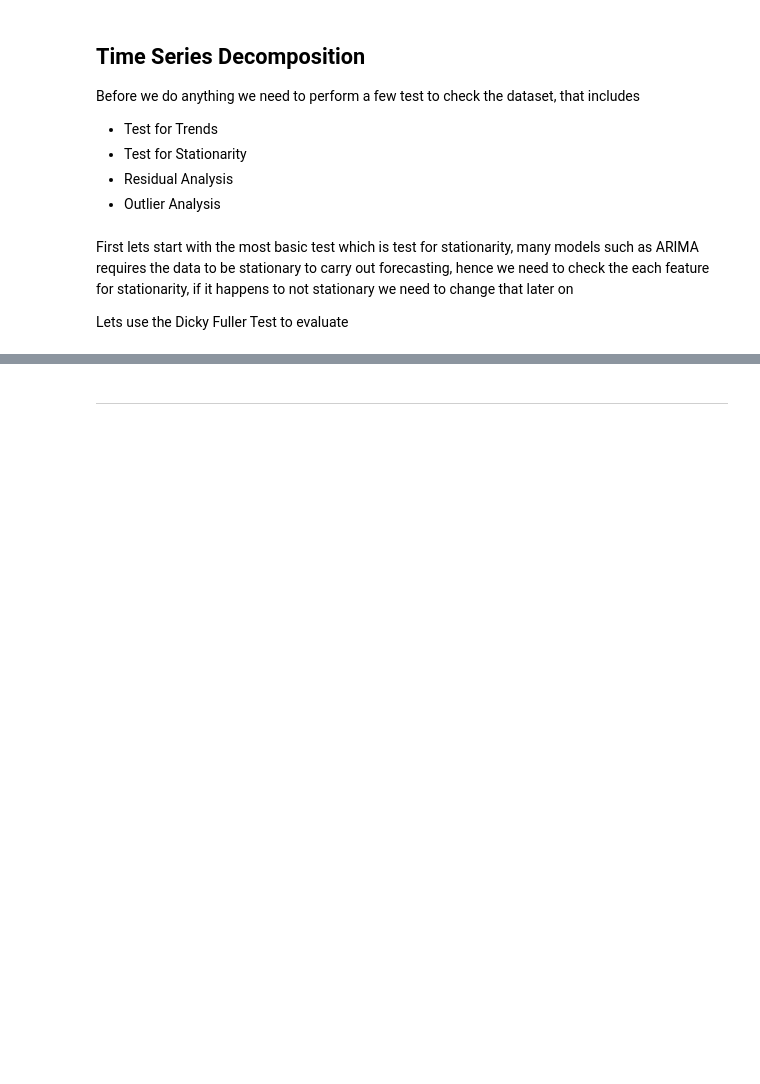
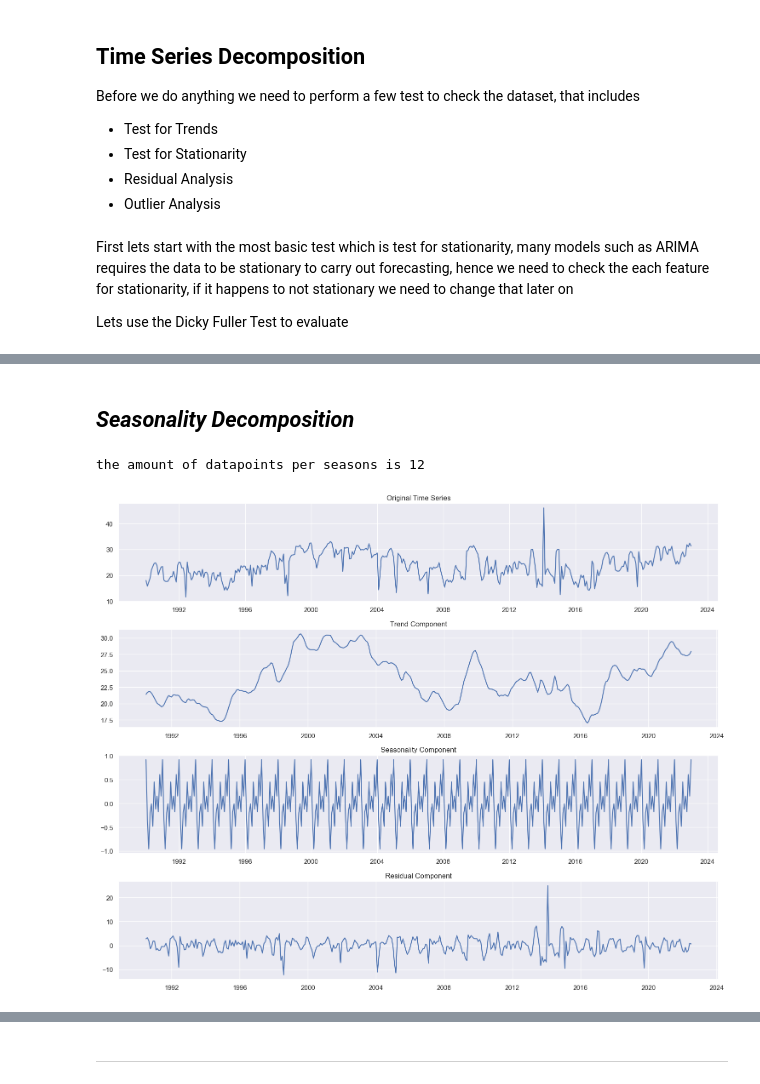
Before and after one commit to ahmakhoo/Forecasting-Clustering-Project, a Jupyter notebook: CA2 part 1.ipynb, the cells around one changed output, grey strips where cells are left out. Saved outputs shown, nothing was run; the diff lists cells and outputs as text; code cells hidden in the pictures; blank space fills up the shorter version.

Commit message:
Updated  mostly Time Series

```diff
--- a/CA2 part 1.ipynb
+++ b/CA2 part 1.ipynb
@@ -226,21 +248,20 @@ def evaluate_stationarity(data, columns, significance_level=0.05):
 
         for key, value in adftest[4].items():
             print(f"Critical Value at {key}:", value)
-
+        print()
         print('Test Statistic Value:', adftest[0])
         print()
         if adftest[1] < significance_level:
             print('Since p-value < significance level we reject the Null Hypothesis')
             print('The data is Stationary')
-        else:
+        elif adftest[1] > significance_level:
             print('Since p-value > significance level we Accept the Null Hypothesis')
             print('The data is Non-Stationary')
 
         print('-' * 50)
         print()
 
-# Usage example
-data = ...  # Your dataset
+
 columns =  ['Gas Consumption (tons)', 'Electricity Consumption (MWh)', 'Water Consumption (tons)']  # Specify the columns to evaluate
 
 evaluate_stationarity(df, columns)
@@ -264,0 +408,2 @@ The data is Stationary
+# %% [markdown]
+## *Seasonality Decomposition*
@@ -264,0 +439,29 @@ The data is Stationary
+# %%
+def plot_decomposition(data, column):
+    decompose = seasonal_decompose(data[column])
+
+    trend = decompose.trend
+    seasonality = decompose.seasonal
+    residual = decompose.resid
+
+    print(f'the amount of datapoints per seasons is {len(seasonality.unique())}')
+    fig, axs = plt.subplots(4, 1, figsize=(15, 12))
+    axs[0].plot(data[column])
+    axs[0].set_title('Original Time Series')
+
+    axs[1].plot(trend)
+    axs[1].set_title('Trend Component')
+
+    axs[2].plot(seasonality)
+    axs[2].set_title('Seasonality Component')
+
+    axs[3].plot(residual)
+    axs[3].set_title('Residual Component')
+
+    plt.tight_layout()
+    plt.show()
+# %%
+plot_decomposition(df, 'Gas Consumption (tons)')
+# %% [output]
+the amount of datapoints per seasons is 12
+[figure, added]
```
Also changed, not shown: parts of 33 cells of this notebook, 1 other file.
